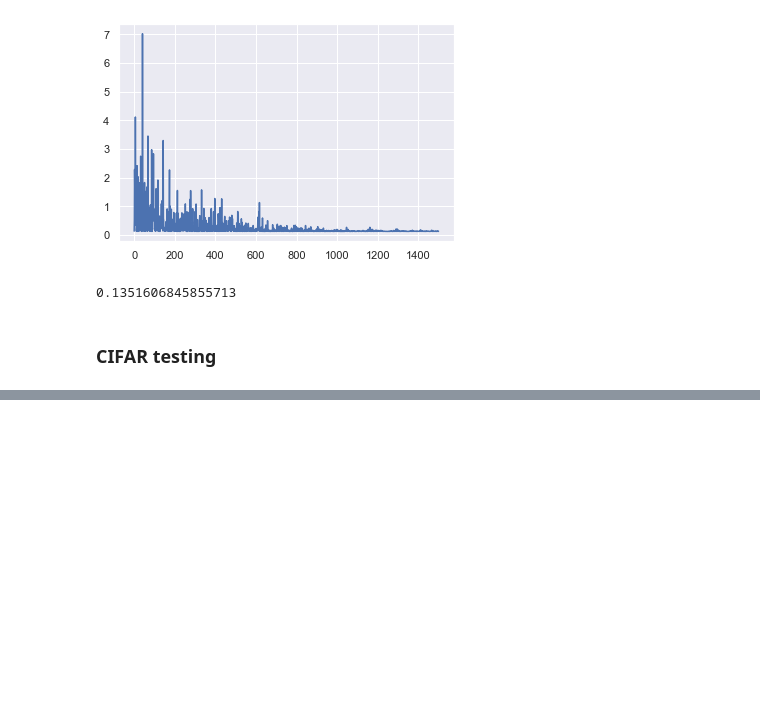
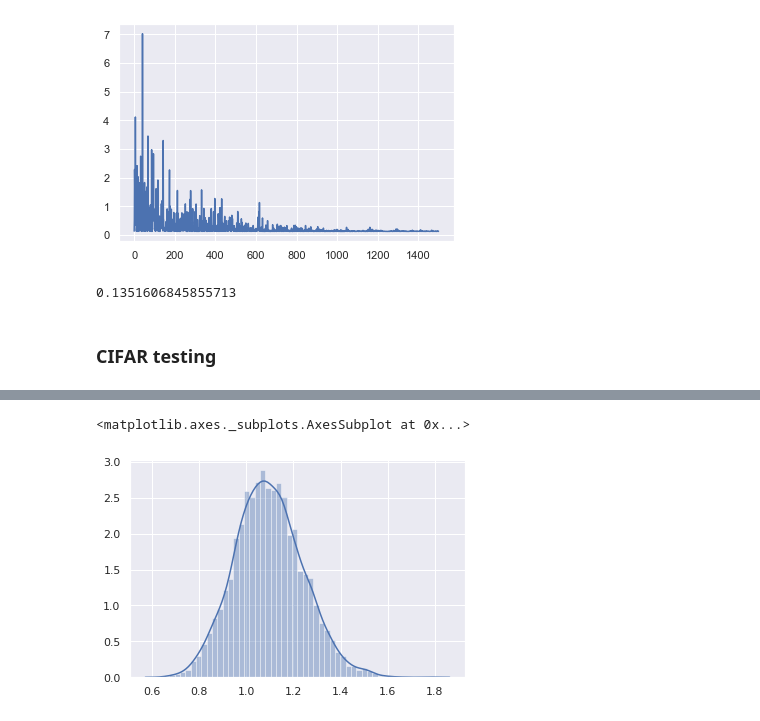
Before and after one commit to mdiephuis/SimCLR, a Jupyter notebook: notebooks/MI_KL_testing.ipynb, the cells around one changed output, grey strips where cells are left out. Drawn from its saved outputs; the diff is of its cells as text; code cells hidden in the pictures; blank space fills up the shorter version.

```diff
--- a/notebooks/MI_KL_testing.ipynb
+++ b/notebooks/MI_KL_testing.ipynb
@@ -245,0 +303,12 @@ for epoch in range(n_epoch):
+# %%
+all_diff = []
+for i, (x_i, x_j, _) in enumerate(train_loader):
+
+    diff = torch.abs(x_i - x_j)
+    diff = diff.view(-1, 1).mean()
+    all_diff.append(diff)
+# %%
+sns.distplot(all_diff)
+# %% [output]
+<matplotlib.axes._subplots.AxesSubplot at 0x...>
+[figure, added]
```
Also changed, not shown: parts of 10 cells of this notebook.
